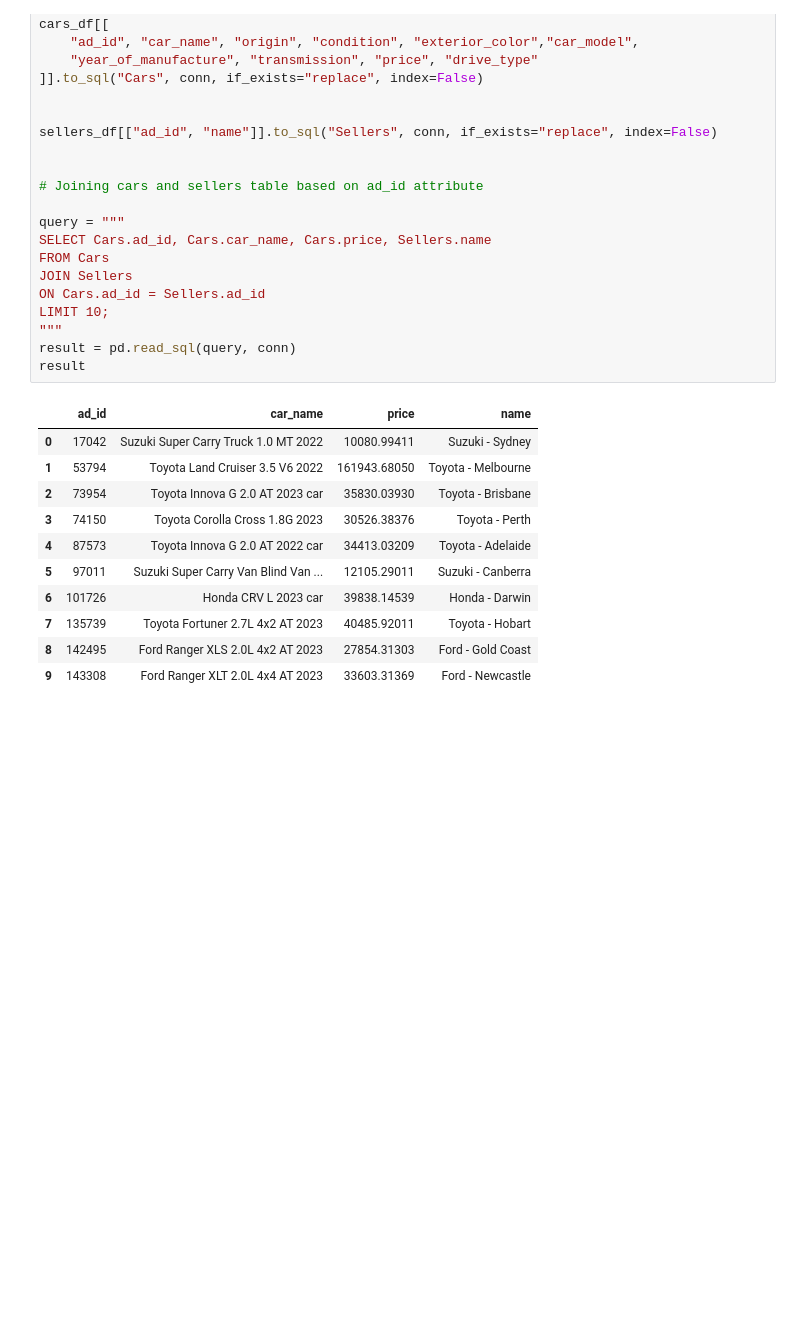
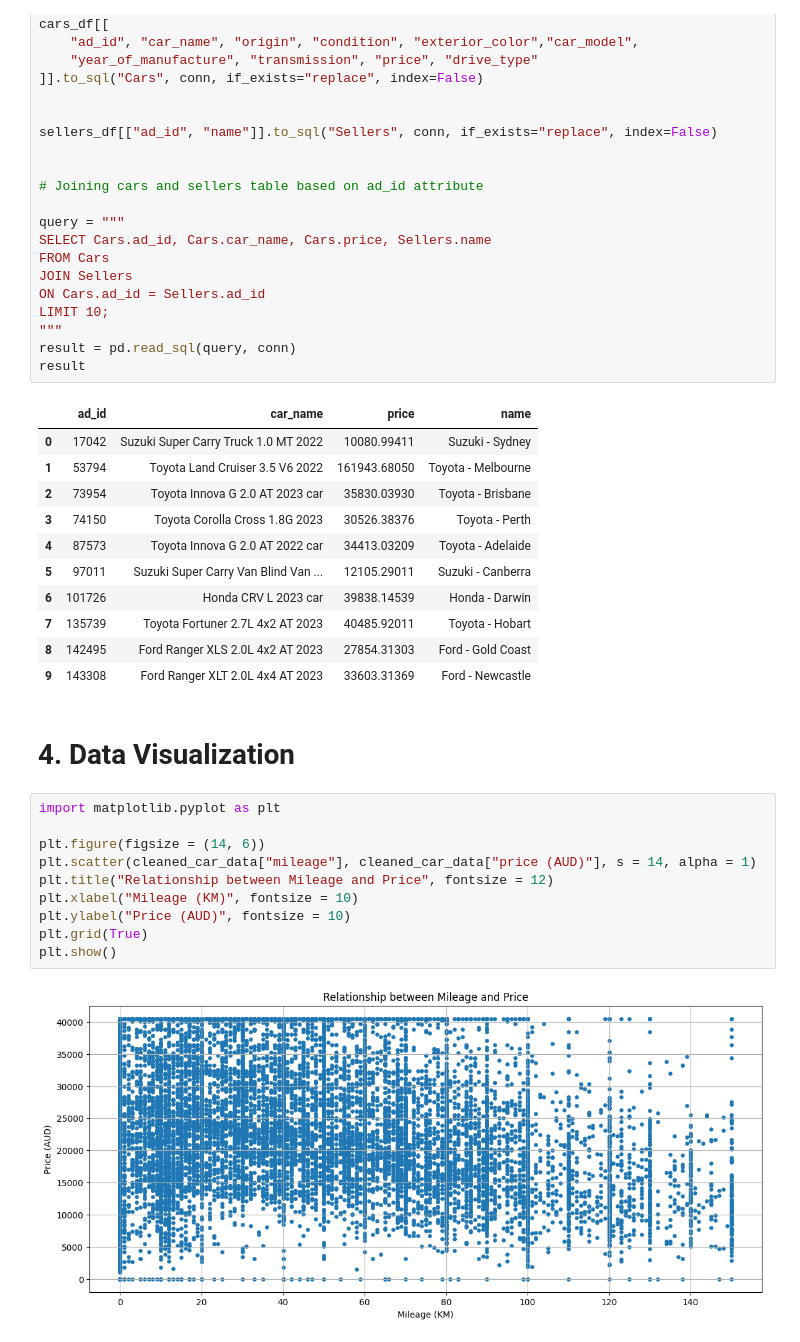
Before and after one commit to Rimanshuu/7008_Data_Vis_Repo, a Jupyter notebook: Assignment1_7008_T2_25.ipynb, the cells around one changed output. Drawn from its saved outputs; the diff is of its cells as text; blank space fills up the shorter version.

Commit message:
Complete Data Visualization parts 4-1, 4-2, 4-3

```diff
--- a/Assignment1_7008_T2_25.ipynb
+++ b/Assignment1_7008_T2_25.ipynb
@@ -408,3 +402,17 @@ result
 | 7 | 135739 | Toyota Fortuner 2.7L 4x2 AT 2023 | 40485.92011 | Toyota - Hobart |
 | 8 | 142495 | Ford Ranger XLS 2.0L 4x2 AT 2023 | 27854.31303 | Ford - Gold Coast |
 | 9 | 143308 | Ford Ranger XLT 2.0L 4x4 AT 2023 | 33603.31369 | Ford - Newcastle |
+# %% [markdown]
+# **4. Data Visualization**
+# %%
+import matplotlib.pyplot as plt
+
+plt.figure(figsize = (14, 6))
+plt.scatter(cleaned_car_data["mileage"], cleaned_car_data["price (AUD)"], s = 14, alpha = 1)
+plt.title("Relationship between Mileage and Price", fontsize = 12)
+plt.xlabel("Mileage (KM)", fontsize = 10)
+plt.ylabel("Price (AUD)", fontsize = 10)
+plt.grid(True)
+plt.show()
+# %% [output]
+[figure, added]
```
Also changed, not shown: parts of 17 cells of this notebook.
